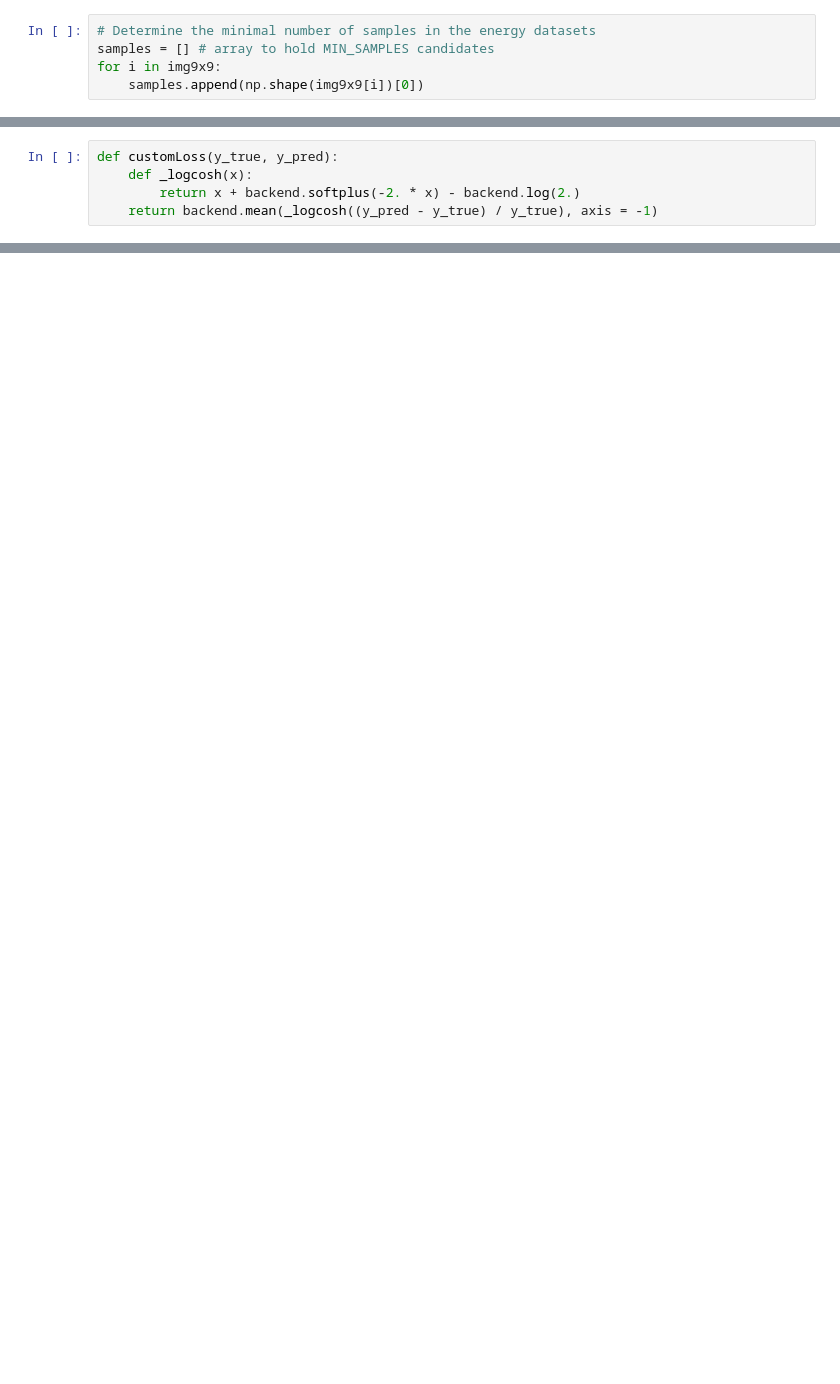
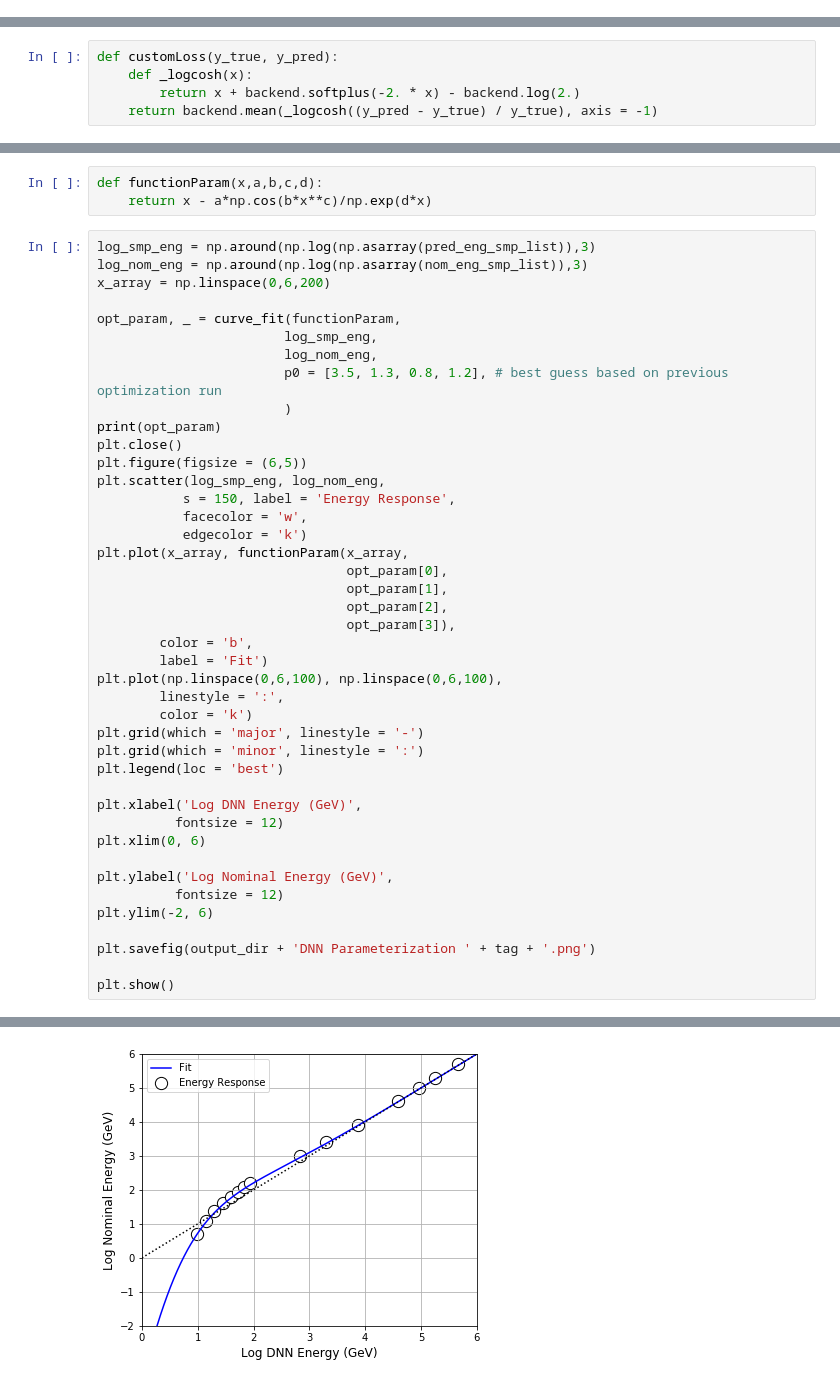
Before and after one commit to daniel-sunyou-li/Pion-Beam-Neural-Networks, a Jupyter notebook: DNN Analysis.ipynb, the cells around one changed output, grey strips where cells are left out. Saved outputs shown, nothing was run; the diff lists cells and outputs as text; blank space fills up the shorter version.

```diff
--- a/DNN Analysis.ipynb
+++ b/DNN Analysis.ipynb
@@ -232,5 +180,0 @@ Since each energy dataset does not have the same number of data points, we want
-# %%
-# Determine the minimal number of samples in the energy datasets
-samples = [] # array to hold MIN_SAMPLES candidates
-for i in img9x9:
-    samples.append(np.shape(img9x9[i])[0])
@@ -1137,0 +443,46 @@ print(keys)
+# %%
+def functionParam(x,a,b,c,d):
+    return x - a*np.cos(b*x**c)/np.exp(d*x)
+# %%
+log_smp_eng = np.around(np.log(np.asarray(pred_eng_smp_list)),3)
+log_nom_eng = np.around(np.log(np.asarray(nom_eng_smp_list)),3)
+x_array = np.linspace(0,6,200)
+
+opt_param, _ = curve_fit(functionParam,
+                        log_smp_eng,
+                        log_nom_eng,
+                        p0 = [3.5, 1.3, 0.8, 1.2], # best guess based on previous optimization run
+                        )
+print(opt_param)
+plt.close()
+plt.figure(figsize = (6,5))
+plt.scatter(log_smp_eng, log_nom_eng,
+           s = 150, label = 'Energy Response',
+           facecolor = 'w',
+           edgecolor = 'k')
+plt.plot(x_array, functionParam(x_array,
+                                opt_param[0],
+                                opt_param[1],
+                                opt_param[2],
+                                opt_param[3]),
+        color = 'b',
+        label = 'Fit')
+plt.plot(np.linspace(0,6,100), np.linspace(0,6,100),
+        linestyle = ':',
+        color = 'k')
+plt.grid(which = 'major', linestyle = '-')
+plt.grid(which = 'minor', linestyle = ':')
+plt.legend(loc = 'best')
+
+plt.xlabel('Log DNN Energy (GeV)',
+          fontsize = 12)
+plt.xlim(0, 6)
+
+plt.ylabel('Log Nominal Energy (GeV)',
+          fontsize = 12)
+plt.ylim(-2, 6)
+
+plt.savefig(output_dir + 'DNN Parameterization ' + tag + '.png')
+
+plt.show()
+# %% [output]
@@ -1137,0 +490 @@ print(keys)
+[figure, added]
```
Also changed, not shown: parts of 132 cells of this notebook.
